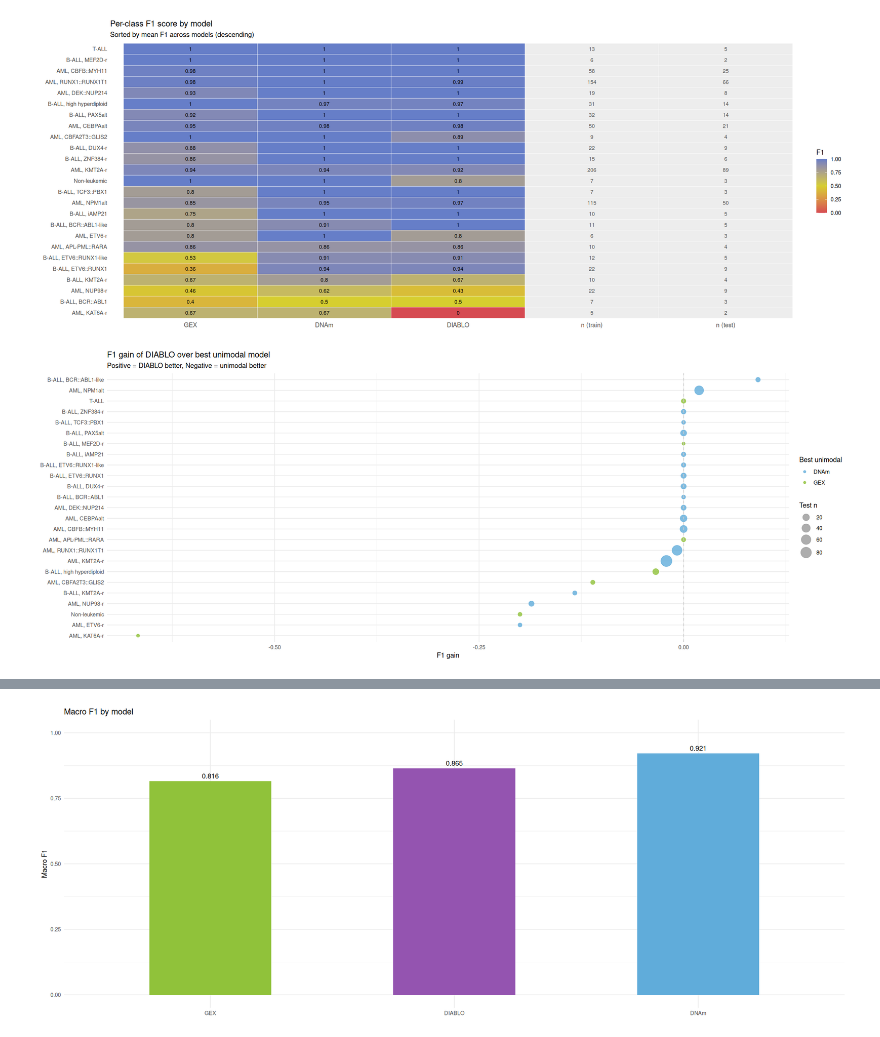
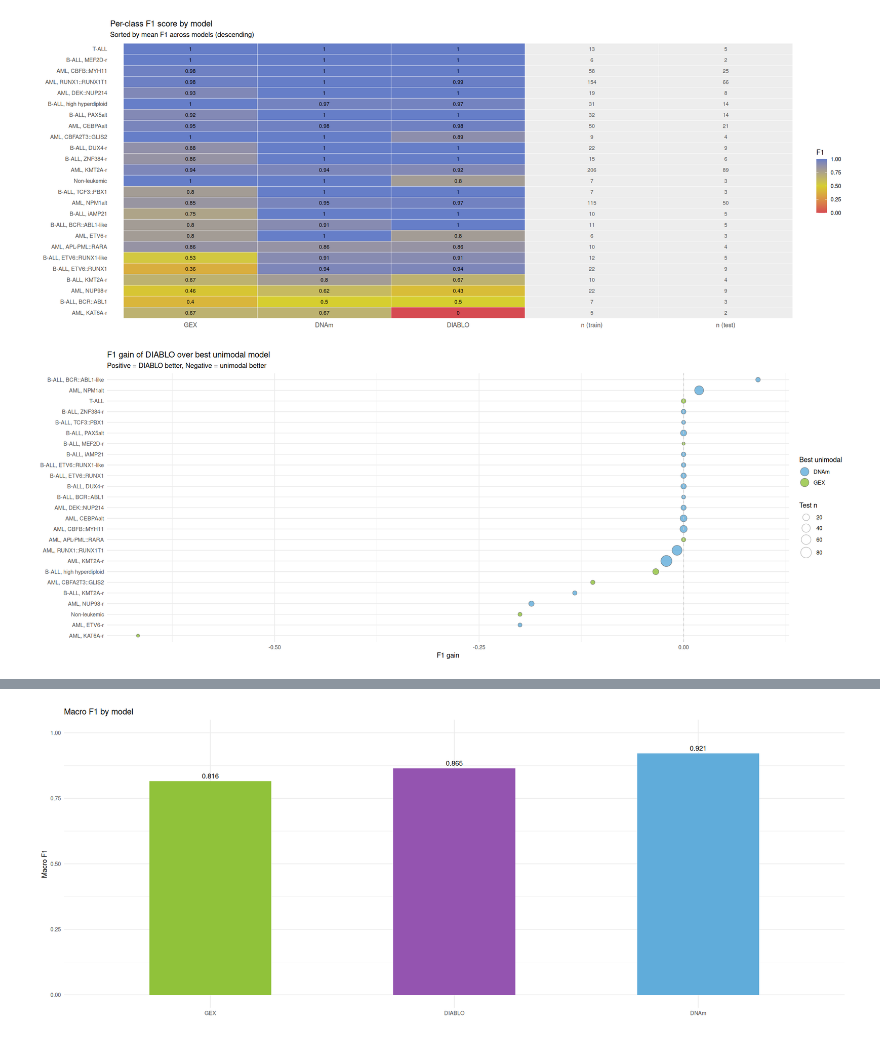
Before and after one commit to Molmed/pallas, a Jupyter notebook: R/mixomics_evaluate_model.ipynb, the cells around one changed output, grey strips where cells are left out. Saved outputs shown, nothing was run; the diff lists cells and outputs as text; code cells hidden in the pictures.

```diff
--- a/R/mixomics_evaluate_model.ipynb
+++ b/R/mixomics_evaluate_model.ipynb
@@ -311,31 +311,32 @@ ggsave(file.path(REPORT_OUTPUT_DIR, "per_class_f1_plot.svg"),
 # %%
 f1_wide <- f1_wide |>
   mutate(
     Best_unimodal    = pmax(GEX, DNAm),
     DIABLO_gain      = DIABLO - Best_unimodal,
     Best_unimodal_name = ifelse(GEX >= DNAm, "GEX", "DNAm")
   )
 
 ggplot(f1_wide, aes(x = DIABLO_gain,
                     y = reorder(Class, DIABLO_gain),
-                    colour = Best_unimodal_name,
+                    fill = Best_unimodal_name,
                     size = n_test)) +
-  geom_point(alpha = 0.8) +
+  geom_point(shape = 21, alpha = 0.8, colour = "grey40", stroke = 0.5) +
   geom_vline(xintercept = 0, linetype = "dashed", colour = "grey80") +
-  scale_colour_manual(values = c(GEX = GREEN, DNAm = LIGHTBLUE),
-                      name = "Best unimodal") +
+  scale_fill_manual(values = c(GEX = GREEN, DNAm = LIGHTBLUE), name = "Best unimodal") +
   scale_size_continuous(range = c(2, 8), name = "Test n") +
-  guides(size = guide_legend(override.aes = list(colour = "grey60"))) +
+  guides(
+    fill = guide_legend(override.aes = list(size = 6, stroke = 0.5, colour = "grey40")),
+    size = guide_legend(override.aes = list(colour = "grey60", stroke = 0.5))
+  ) +
   labs(title    = "F1 gain of DIABLO over best unimodal model",
        subtitle = "Positive = DIABLO better, Negative = unimodal better",
        x = "F1 gain", y = NULL) +
   theme_minimal()
-
   # Save as svg
 ggsave(file.path(REPORT_OUTPUT_DIR, "diablo_gain_plot.svg"),
        width = 8, height = 6, units = "in")
 # %% [output]
-[figure, old version]
+[figure, new version]
 # %%
 ggplot(f1_wide, aes(x = GEX, y = DNAm, size = n_test, label = Class)) +
   geom_point(alpha = 0.7, colour = BLUE) +
```
Also changed, not shown: parts of 5 cells of this notebook, 5 other files.
